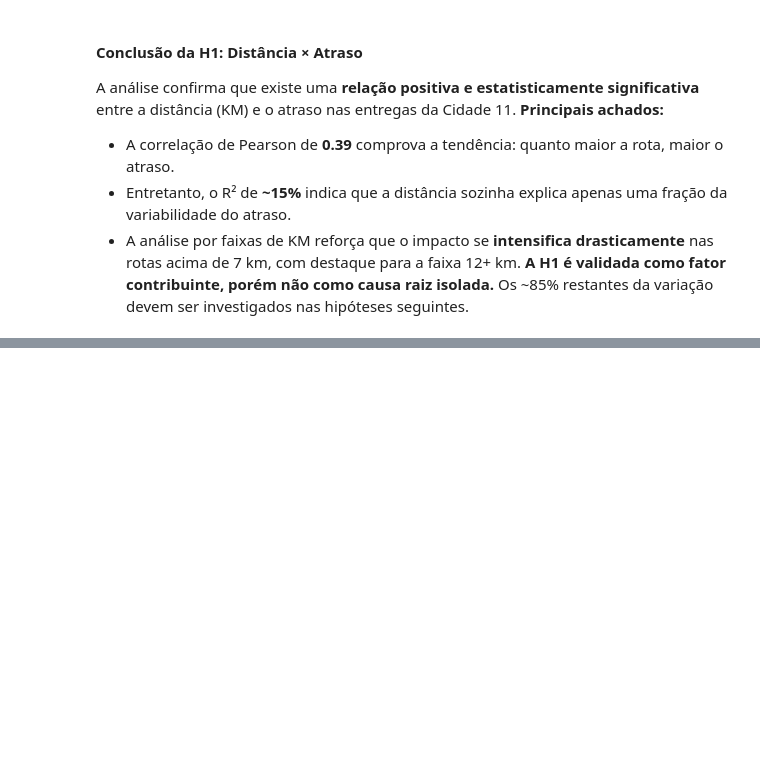
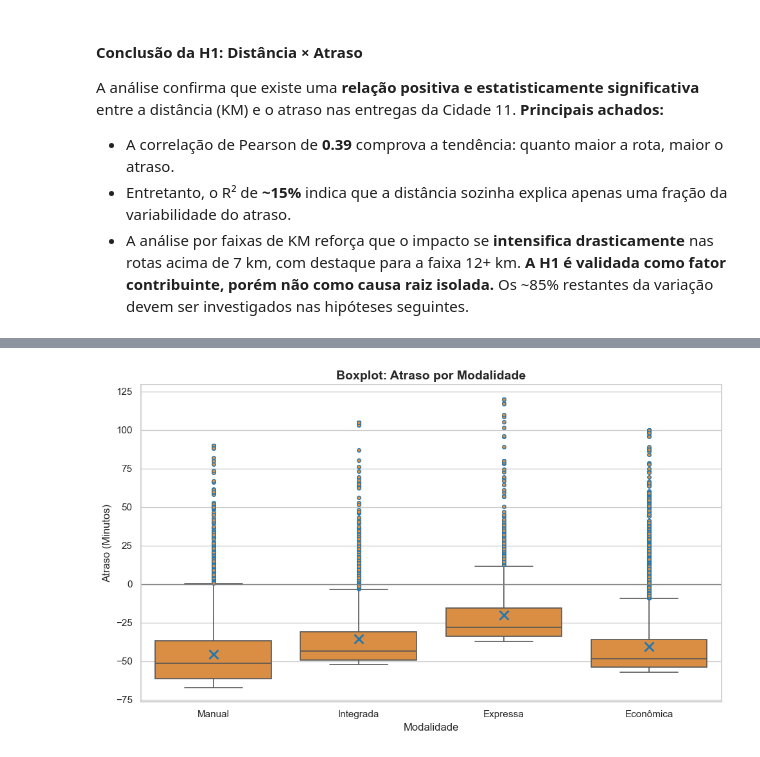
Before and after one commit to jaimejrs/delivery_analytics, a Jupyter notebook: notebooks/03_modelagem_hipoteses.ipynb, the cells around one changed output, grey strips where cells are left out. Drawn from its saved outputs; the diff is of its cells as text; code cells hidden in the pictures; blank space fills up the shorter version.

```diff
--- a/notebooks/03_modelagem_hipoteses.ipynb
+++ b/notebooks/03_modelagem_hipoteses.ipynb
@@ -111,0 +250,29 @@ Os ~85% restantes da variação devem ser investigados nas hipóteses seguintes.
+# %%
+# --- BOXPLOT DE ATRASO ---
+
+# Configurando a figura
+plt.figure(figsize=(10, 6))
+
+# Plotando o Boxplot idêntico ao original
+sns.boxplot(
+    data=df_escopo,
+    x='modalidade',
+    y='atraso_min',
+    color='#F28E2B',
+    showmeans=True,
+    meanprops={"marker": "x", "markeredgecolor": "#1F77B4", "markersize": 10, "markeredgewidth": 2},
+    flierprops={"marker": "o", "markerfacecolor": "#F28E2B", "markeredgecolor": "#1F77B4", "markersize": 4},
+    linewidth=1.2,
+    order=['Manual', 'Integrada', 'Expressa', 'Econômica']
+)
+
+# Ajustes estéticos
+plt.title('Boxplot: Atraso por Modalidade', fontsize=14, fontweight='bold')
+plt.xlabel('Modalidade', fontsize=12)
+plt.ylabel('Atraso (Minutos)', fontsize=12)
+plt.axhline(0, color='gray', linestyle='-', linewidth=1) # Linha do SLA zero
+
+plt.tight_layout()
+plt.show()
+# %% [output]
+[figure, added]
```
Also changed, not shown: parts of 25 cells of this notebook, 3 other files.
